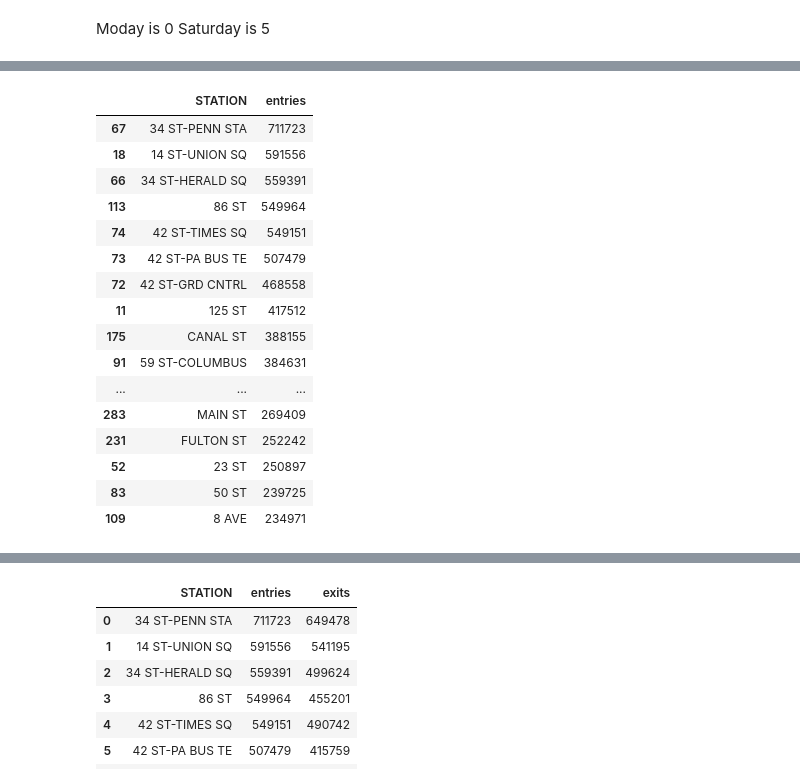
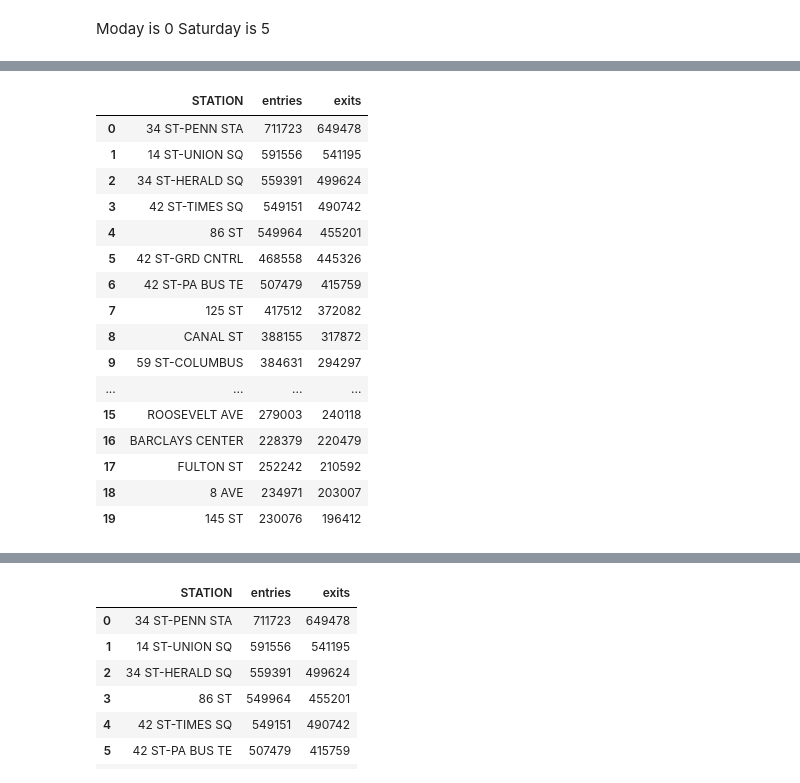
Before and after one commit to npatta01/MTA-Analysis, a Jupyter notebook: benson.ipynb, the cells around one changed output, grey strips where cells are left out. Cells and saved outputs as stored; diff of their text form; code cells hidden in the pictures.

```diff
--- a/benson.ipynb
+++ b/benson.ipynb
@@ -95,7 +41,7 @@ df['date_parsed'] = pd.to_datetime(df.DATE)
 # %% [markdown]
 ##Sort the entries
 # %%
-df.sort(['C/A','UNIT','SCP','STATION','LINENAME','DIVISION','date_time'],inplace =True)
+df=df.sort(['C/A','UNIT','SCP','STATION','LINENAME','DIVISION','date_time'])
 # %% [markdown]
 ## Get non cummulative count
 # %% [markdown]
@@ -188,26 +144,29 @@ wday_entries.head(20)
 # %%
-weekend_entries=weekend_date_df[['STATION','ENTRIESn_hourly']].groupby(['STATION']).agg({'ENTRIESn_hourly':sum})
-weekend_entries=weekend_entries.reset_index()
+weekend_entries_exits=weekend_date_df[['STATION','ENTRIESn_hourly','EXITSn_hourly']].groupby(['STATION']).agg({'EXITSn_hourly':sum,'ENTRIESn_hourly':sum})
+weekend_entries_exits=weekend_entries_exits.reset_index()
 
-weekend_entries=weekend_entries.sort('ENTRIESn_hourly',ascending=False)
-weekend_entries.rename(columns={'ENTRIESn_hourly':'entries'}, inplace=True)
+weekend_entries_exits=weekend_entries_exits.sort('EXITSn_hourly',ascending=False)
+weekend_entries_exits.rename(columns={'ENTRIESn_hourly':'entries', 'EXITSn_hourly':'exits'}, inplace=True)
 
-weekend_entries.head(20)
+weekend_entries_exits.head(20)
+
+top_weekend_stations = weekend_entries_exits.head(20).reset_index(drop=True)
+top_weekend_stations
 # %% [output]
-|  | STATION | entries |
-| 67 | 34 ST-PENN STA | 711723 |
-| 18 | 14 ST-UNION SQ | 591556 |
-| 66 | 34 ST-HERALD SQ | 559391 |
-| 113 | 86 ST | 549964 |
-| 74 | 42 ST-TIMES SQ | 549151 |
-| 73 | 42 ST-PA BUS TE | 507479 |
-| 72 | 42 ST-GRD CNTRL | 468558 |
-| 11 | 125 ST | 417512 |
-| 175 | CANAL ST | 388155 |
-| 91 | 59 ST-COLUMBUS | 384631 |
-| ... | ... | ... |
-| 283 | MAIN ST | 269409 |
-| 231 | FULTON ST | 252242 |
-| 52 | 23 ST | 250897 |
-| 83 | 50 ST | 239725 |
-| 109 | 8 AVE | 234971 |
+|  | STATION | entries | exits |
+| 0 | 34 ST-PENN STA | 711723 | 649478 |
+| 1 | 14 ST-UNION SQ | 591556 | 541195 |
+| 2 | 34 ST-HERALD SQ | 559391 | 499624 |
+| 3 | 42 ST-TIMES SQ | 549151 | 490742 |
+| 4 | 86 ST | 549964 | 455201 |
+| 5 | 42 ST-GRD CNTRL | 468558 | 445326 |
+| 6 | 42 ST-PA BUS TE | 507479 | 415759 |
+| 7 | 125 ST | 417512 | 372082 |
+| 8 | CANAL ST | 388155 | 317872 |
+| 9 | 59 ST-COLUMBUS | 384631 | 294297 |
+| ... | ... | ... | ... |
+| 15 | ROOSEVELT AVE | 279003 | 240118 |
+| 16 | BARCLAYS CENTER | 228379 | 220479 |
+| 17 | FULTON ST | 252242 | 210592 |
+| 18 | 8 AVE | 234971 | 203007 |
+| 19 | 145 ST | 230076 | 196412 |
```
Also changed, not shown: parts of 16 cells of this notebook, 6 other files.
